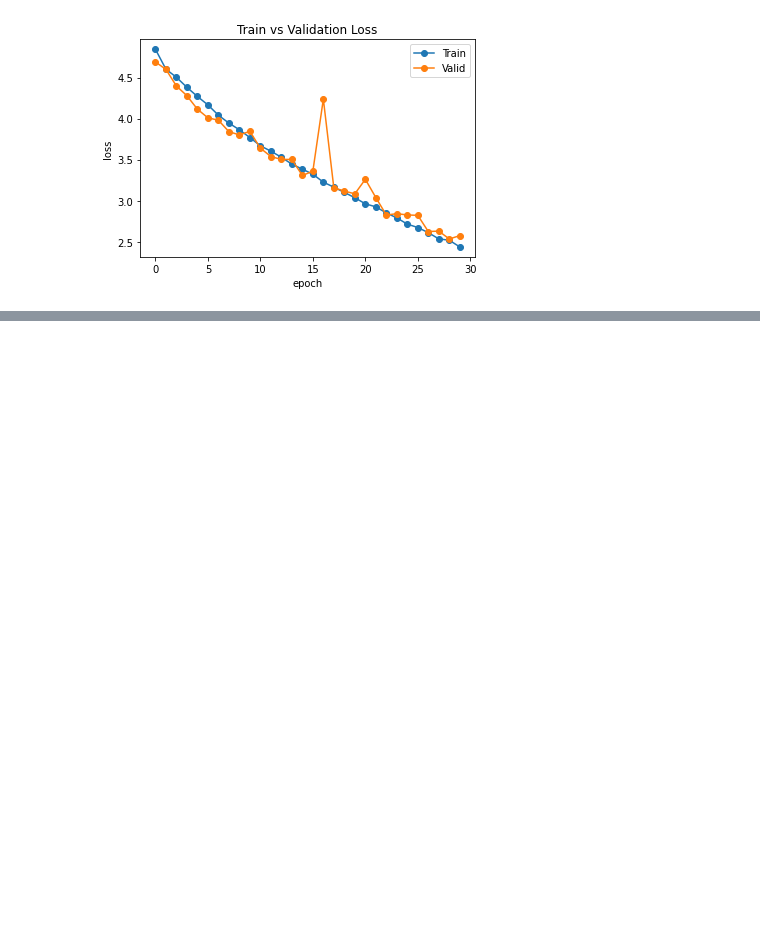
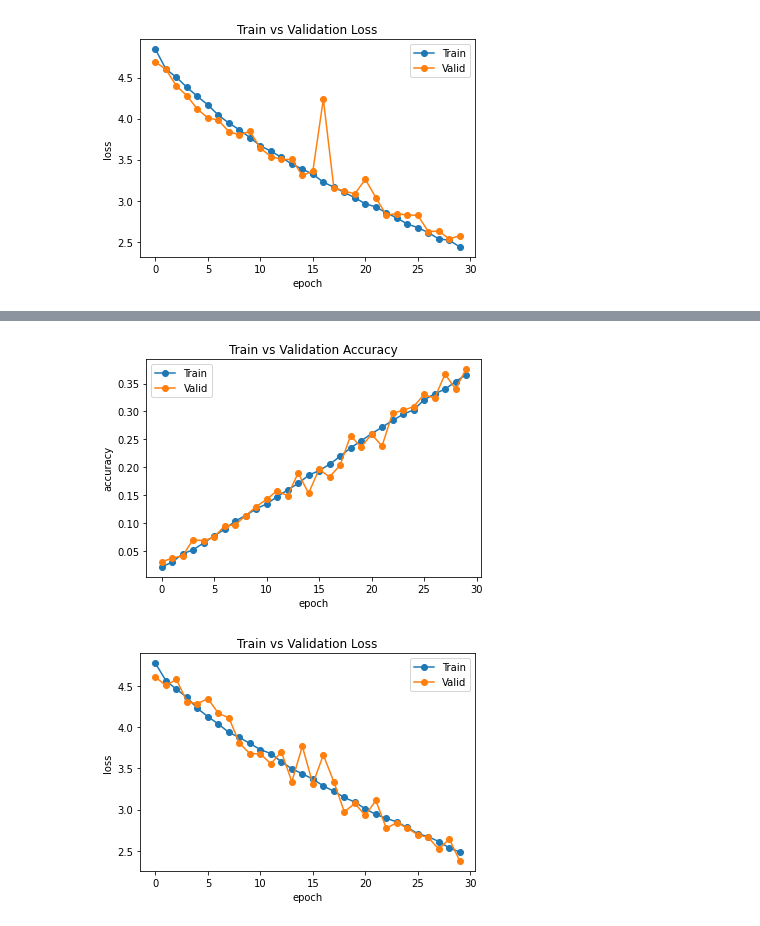
Before and after one commit to tiskus333/SNR_ResNet50, a Jupyter notebook: Resnet_test.ipynb, the cells around one changed output, grey strips where cells are left out. Cells and saved outputs as stored; diff of their text form; code cells hidden in the pictures; blank space fills up the shorter version.

Commit message:
simpify resnet

```diff
--- a/Resnet_test.ipynb
+++ b/Resnet_test.ipynb
@@ -378,0 +381,14 @@ plot_history()
+# %%
+class Identity(nn.Module):
+    def __init__(self):
+        super(Identity, self).__init__()
+
+    def forward(self, x):
+        return x
+# %%
+model = torchvision.models.resnet50(pretrained=False)
+model.fc = nn.Linear(in_features=1024, out_features=120,bias=True)
+model.layer4 = Identity()
+optimizer = optim.Adam(model.parameters(), lr=0.001)
+criterion = nn.CrossEntropyLoss()
+model.to(device)
@@ -378,0 +418,6 @@ plot_history()
+# %%
+torch.save(model.state_dict(), "models/simple_fresh_30_dict.pt")
+plot_history()
+# %% [output]
+[figure, added]
+[figure, added]
```
Also changed, not shown: parts of 4 cells of this notebook, 1 other file.
